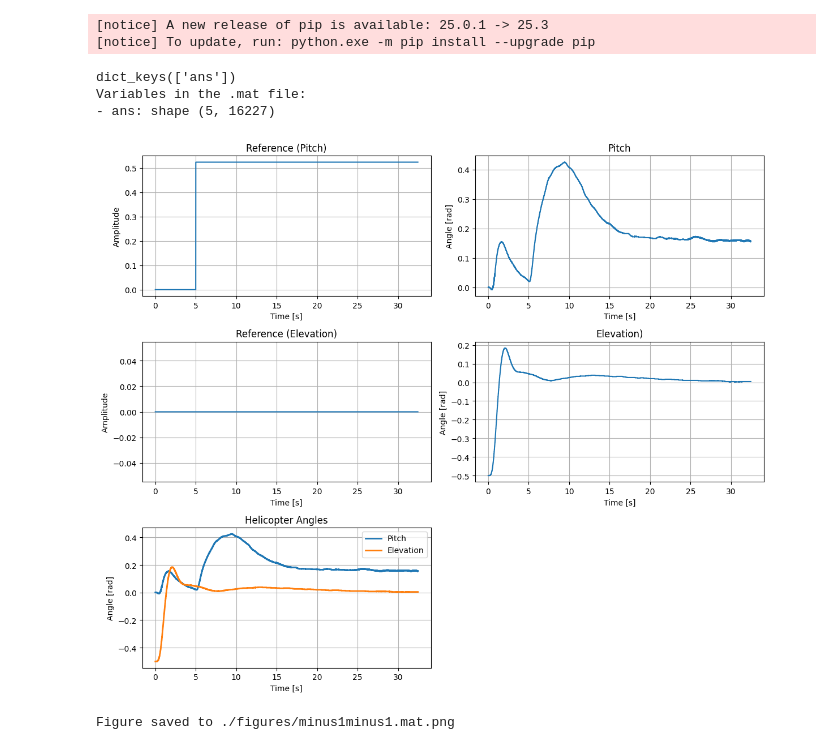
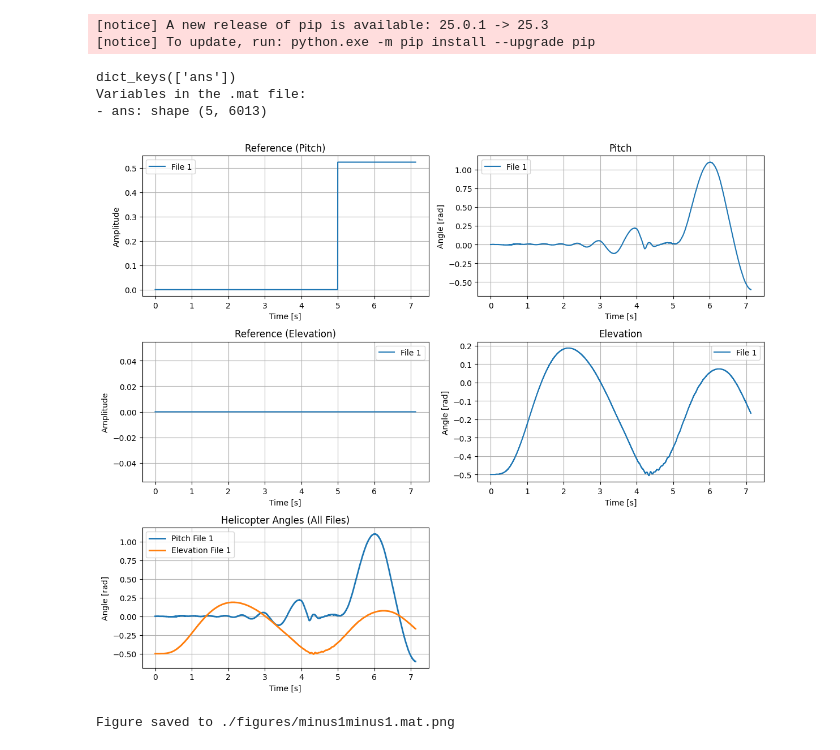
Before and after one commit to LarsL123/TTK4115_Linear-System-Theory, a Jupyter notebook: data/lab1/plots.ipynb, the cells around one changed output. Saved outputs shown, nothing was run; the diff lists cells and outputs as text; code cells hidden in the pictures.

```diff
--- a/data/lab1/plots.ipynb
+++ b/data/lab1/plots.ipynb
@@ -17,70 +17,74 @@ Note: you may need to restart the kernel to use updated packages.
 [notice] A new release of pip is available: 25.0.1 -> 25.3
 [notice] To update, run: python.exe -m pip install --upgrade pip
 # %%
-import scipy.io
-import matplotlib.pyplot as plt
-import numpy as np
-
-FILE_NAME = 'minus1minus1.mat'
-
-# Load the MATLAB file
-data = scipy.io.loadmat(FILE_NAME)
-
-print(data.keys())
-# Display the keys to see what variables are in the file
-print("Variables in the .mat file:")
-for key in data.keys():
-    if not key.startswith('__'):
-        print(f"- {key}: shape {data[key].shape if hasattr(data[key], 'shape') else type(data[key])}")
 # %% [output]
 dict_keys(['ans'])
 Variables in the .mat file:
-- ans: shape (5, 16227)
+- ans: shape (5, 6013)
 # %%
-# Plot the data
+import scipy.io
+import matplotlib.pyplot as plt
+import numpy as np
+
+# List of your .mat files
+FILE_NAMES = [
+    'minus2minus2.mat',
+    # 'minus2minus5.mat',
+    # 'minus3plusminus1i.mat',
+    # 'minus5minus5.mat'
+]
+
+# Labels for the signals
+labels = ['Time', 'Reference (Pitch)', 'Pitch', 'Reference (Elevation)', 'Elevation']
+
+# Initialize a list to hold all data
+all_data = []
+
+# Load all files
+for FILE_NAME in FILE_NAMES:
+    data = scipy.io.loadmat(FILE_NAME)
+    signal_data = data['ans']  # adjust key if different in other files
+    all_data.append(signal_data)
+
+# Prepare the subplots
 fig, axes = plt.subplots(3, 2, figsize=(12, 10))
 
-# Extract the data
-signal_data = data['ans']
-
-# Plot each row as a separate signal
-labels = ['Time', 'Reference (Pitch)', 'Pitch', 'Reference (Elevation)', 'Elevation)']
-
-for i in range(5):
-    if i == 0:
-        # Skip time for individual plots, we'll use it as x-axis
-        continue
-
+# Plot each signal
+for i in range(1, 5):  # skip time (index 0)
     ax_idx = i - 1
     ax = axes[ax_idx // 2, ax_idx % 2]
 
-    # Use time as x-axis if available
-    time = signal_data[0, :]
-    signal = signal_data[i, :]
+    for j, signal_data in enumerate(all_data):
+        time = signal_data[0, :]  # first row is time
+        signal = signal_data[i, :]
+        ax.plot(time, signal, label=f'File {j+1}')
 
-    ax.plot(time, signal)
     ax.set_title(labels[i])
     ax.set_xlabel('Time [s]')
     ax.set_ylabel('Angle [rad]' if i in [2, 4] else 'Amplitude')
     ax.grid(True)
+    ax.legend()
 
-# Combined plot in the last subplot
+# Combined plot of Pitch and Elevation in the last subplot
 ax = axes[2, 0]
-ax.plot(time, signal_data[2, :], label='Pitch', linewidth=2)
-ax.plot(time, signal_data[4, :], label='Elevation', linewidth=2)
-ax.set_title('Helicopter Angles')
+for j, signal_data in enumerate(all_data):
+    time = signal_data[0, :]
+    ax.plot(time, signal_data[2, :], label=f'Pitch File {j+1}', linewidth=2)
+    ax.plot(time, signal_data[4, :], label=f'Elevation File {j+1}', linewidth=2)
+
+ax.set_title('Helicopter Angles (All Files)')
 ax.set_xlabel('Time [s]')
 ax.set_ylabel('Angle [rad]')
 ax.legend()
 ax.grid(True)
 
 # Hide the empty subplot
 axes[2, 1].axis('off')
 
 plt.tight_layout()
 plt.show()
 # %% [output]
-[figure, old version]
+[figure, new version]
 # %%
 # Export the figure
 import os
```
Also changed, not shown: 4 other files.
